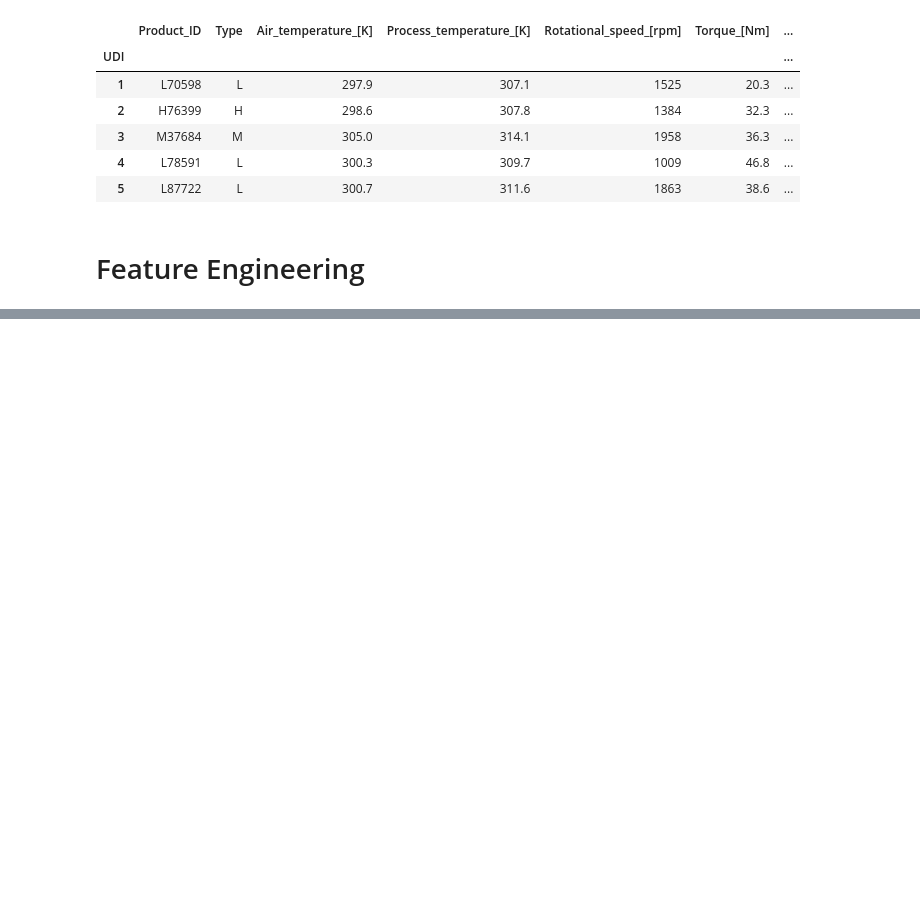
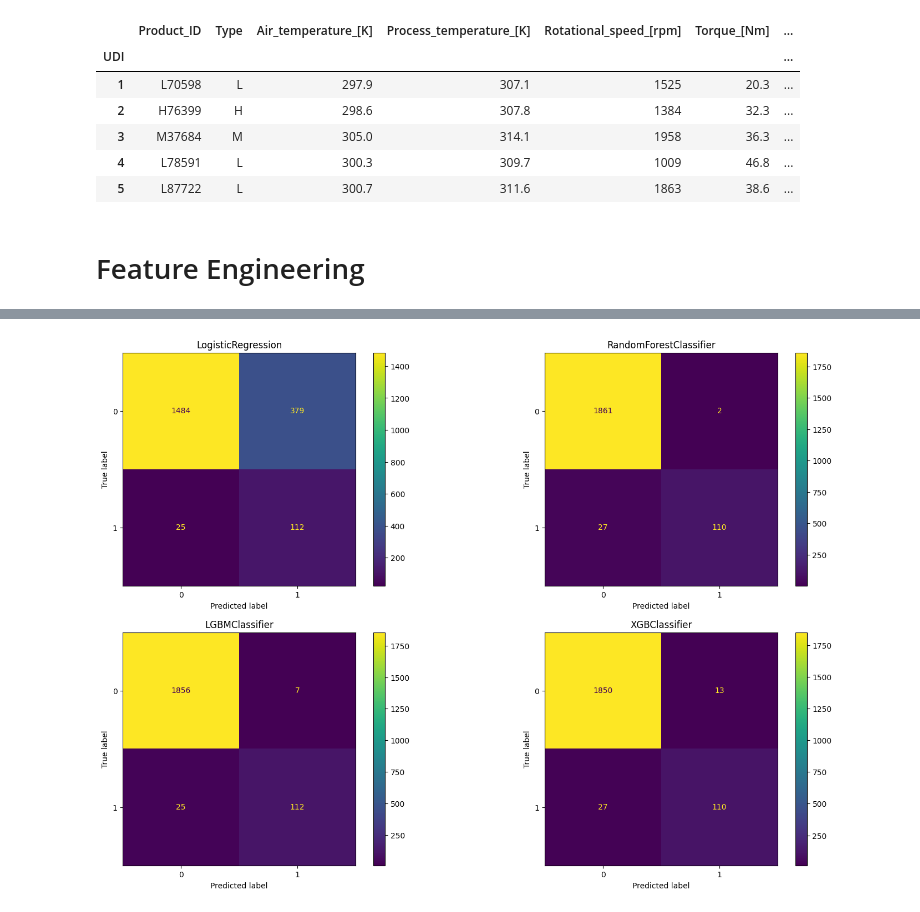
Before and after one commit to abdulrahman0700/Industrial_Predictive_Maintenance_Elevvo_internship, a Jupyter notebook: Notebooks/03_Construct.ipynb, the cells around one changed output, grey strips where cells are left out. Saved outputs shown, nothing was run; the diff lists cells and outputs as text; code cells hidden in the pictures; blank space fills up the shorter version.

```diff
--- a/Notebooks/03_Construct.ipynb
+++ b/Notebooks/03_Construct.ipynb
@@ -193,0 +146,3 @@ df_copy.to_csv("df_cleaned_1.csv")
+# %%
+scale_pos_weight = len(df_copy_machine_failure[df_copy_machine_failure['Machine_failure']==0])//len(df_copy_machine_failure[df_copy_machine_failure['Machine_failure']==1])
+scale_pos_weight
@@ -193,0 +151,17 @@ df_copy.to_csv("df_cleaned_1.csv")
+# %%
+
+params=[{"model__multi_class":["multinomial",'ovr','deprecated'],"model__penalty":['l2','l1'],"model__class_weight":["balanced"],"model__max_iter":[1000]},
+
+        {"model__n_estimators":[200,300,500],"model__criterion":['gini','entropy'],"model__class_weight":["balanced","balanced_subsample"],"model__random_state":[42]} ,
+
+        {"model__n_estimators":[100,300,500],"model__boosting_type":['gbdt','goss','dart','rf'],"model__learning_rate":[0.05,0.01],"model__importance_type":['split','gain'],"model__class_weight":["balanced"]},
+
+        {"model__n_estimators":[100,200,300],"model__learning_rate":[0.01,0.05,0.1],"model__booster":['gbtree','gblinear','dart'],"model__scale_pos_weight":[scale_pos_weight]}
+        ]
+# %%
+grids = [GridSearchCV(estimator=pipes[i],param_grid=params[i],cv=2) for i in range(len(pipes))]
+# %%
+for i in range(len(grids)):
+    grids[i].fit(X_train_mf,y_train_mf)
+
+    print(f"model {models_names[i]} has {grids[i].best_score_}")
@@ -193,0 +207,8 @@ df_copy.to_csv("df_cleaned_1.csv")
+# %%
+fig , ax = plt.subplots(2,2,figsize=(18,12))
+for i in range(len(grids)):
+  ax[i//2,i%2].set_title(f"{models_names[i]}")
+  ConfusionMatrixDisplay(confusion_matrix(y_test_mf,grids[i].predict(X_test_mf))).plot(ax=ax[i//2,i%2])
+plt.show()
+# %% [output]
+[figure, added]
```
Also changed, not shown: parts of 54 cells of this notebook.
